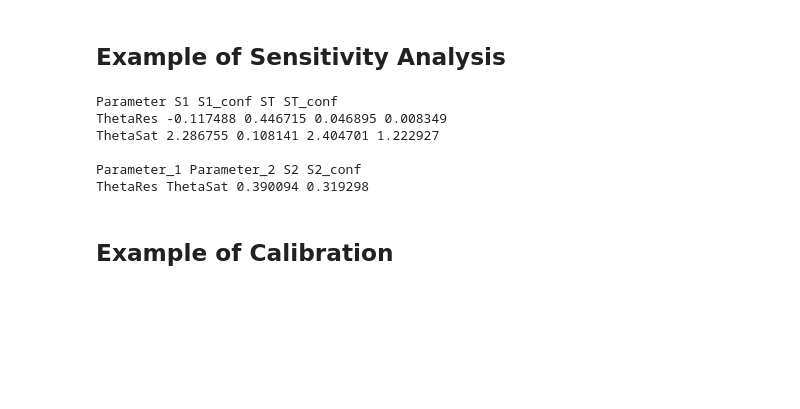
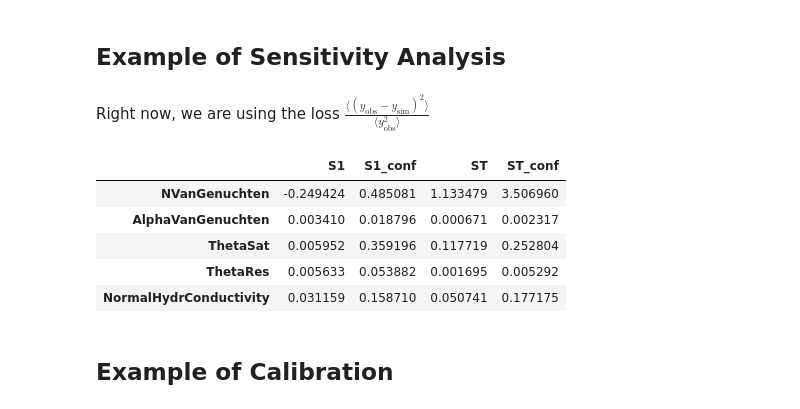
Before and after one commit to stefanocampanella/MHPC-project, a Jupyter notebook: notebooks/Progress_meeting_10-09-2020/notebook.ipynb, the cells around one changed output. Cells and saved outputs as stored; diff of their text form; code cells hidden in the pictures; blank space fills up the shorter version.

```diff
--- a/notebooks/Progress_meeting_10-09-2020/notebook.ipynb
+++ b/notebooks/Progress_meeting_10-09-2020/notebook.ipynb
@@ -271,3 +292,5 @@ Before optimization loss is 0.20770137763934485
 # %% [markdown]
 ## Example of Sensitivity Analysis
+# %% [markdown]
+Right now, we are using the loss $\frac{\langle \left(y_\text{obs} - y_\text{sim} \right)^2 \rangle}{\langle y_\text{obs}^2 \rangle}$
 # %%
@@ -285,26 +308,30 @@ def loss(*args, **kwargs):
-# %%
-def loss_SA_wrapper(kwargs):
-    return loss(**kwargs)
-
-problem = {'num_vars': 2,
-           'names': ['ThetaRes', 'ThetaSat'],
-           'bounds': [[0.0, 0.3], [0.4, 1.0]]}
-
-samples = saltelli.sample(problem, 2)
-
-settings = [{key: val for key, val in zip(problem['names'], values)}
-            for values in samples]
-
-with Pool(processes=num_workers) as pool:
-    losses = pool.map(loss_SA_wrapper, settings)
-# %%
-sobol.analyze(problem, np.array(losses), print_to_console=True);
-# %% [output]
-Parameter S1 S1_conf ST ST_conf
-ThetaRes -0.117488 0.446715 0.046895 0.008349
-ThetaSat 2.286755 0.108141 2.404701 1.222927
-
-Parameter_1 Parameter_2 S2 S2_conf
-ThetaRes ThetaSat 0.390094 0.319298
+# %%
+def loss_SA_wrapper(xs):
+    settings = {key: value for (key, value) in zip(params, xs)}
+    return loss_function(**settings)
+
+problem = {'num_vars': len(params),
+           'names': [names for names in params],
+           'bounds': [(a, b) for a, b, _, _ in params.values()]}
+
+samples = saltelli.sample(problem, SASampleN, calc_second_order=False)
+
+executor = ProcessPoolExecutor(max_workers=num_workers)
+jobs = [executor.submit(loss_SA_wrapper, sample) for sample in samples]
+
+losses = []
+for job in tqdm(as_completed(jobs), total=len(jobs), position=0, leave=True):
+    losses.append(job.result())
+# %%
+sa = sobol.analyze(problem, np.array(losses), calc_second_order=False);
+sa_df = pd.DataFrame(sa, index=problem['names']);
+sa_dfsort_values('S1', key=np.abs, ascending=False)
+# %% [output]
+|  | S1 | S1_conf | ST | ST_conf |
+| NVanGenuchten | -0.249424 | 0.485081 | 1.133479 | 3.506960 |
+| AlphaVanGenuchten | 0.003410 | 0.018796 | 0.000671 | 0.002317 |
+| ThetaSat | 0.005952 | 0.359196 | 0.117719 | 0.252804 |
+| ThetaRes | 0.005633 | 0.053882 | 0.001695 | 0.005292 |
+| NormalHydrConductivity | 0.031159 | 0.158710 | 0.050741 | 0.177175 |
 # %% [markdown]
 ## Example of Calibration
```
Also changed, not shown: parts of 18 cells of this notebook, 8 other files.
